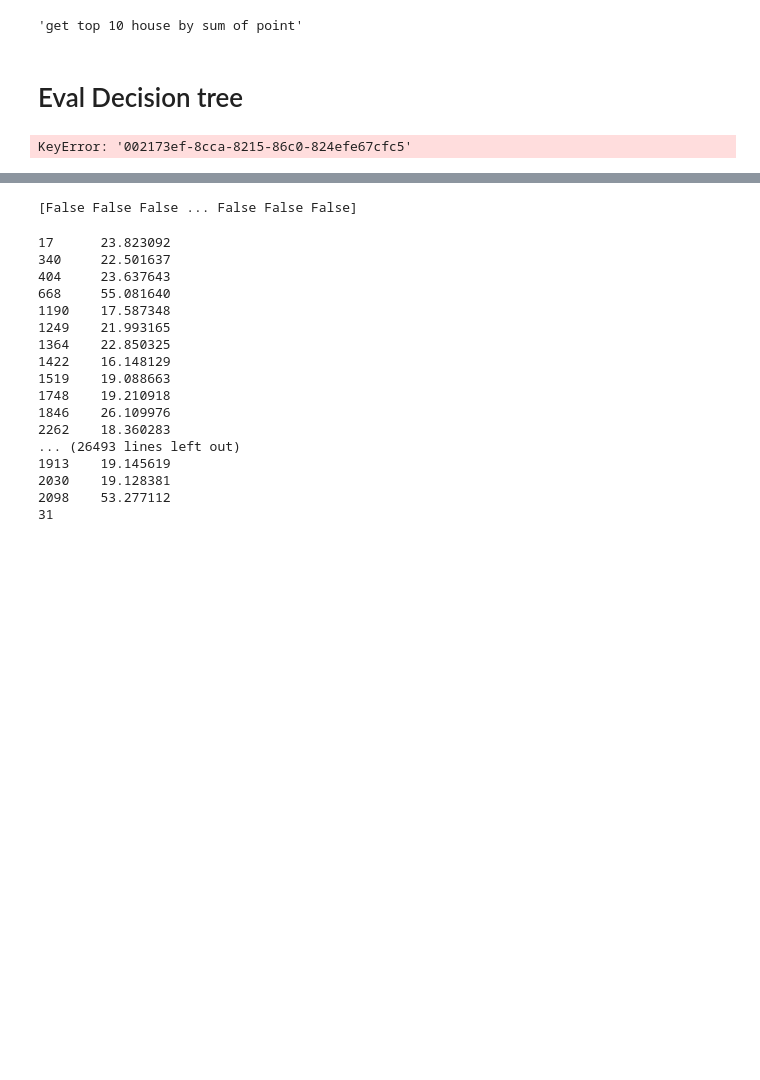
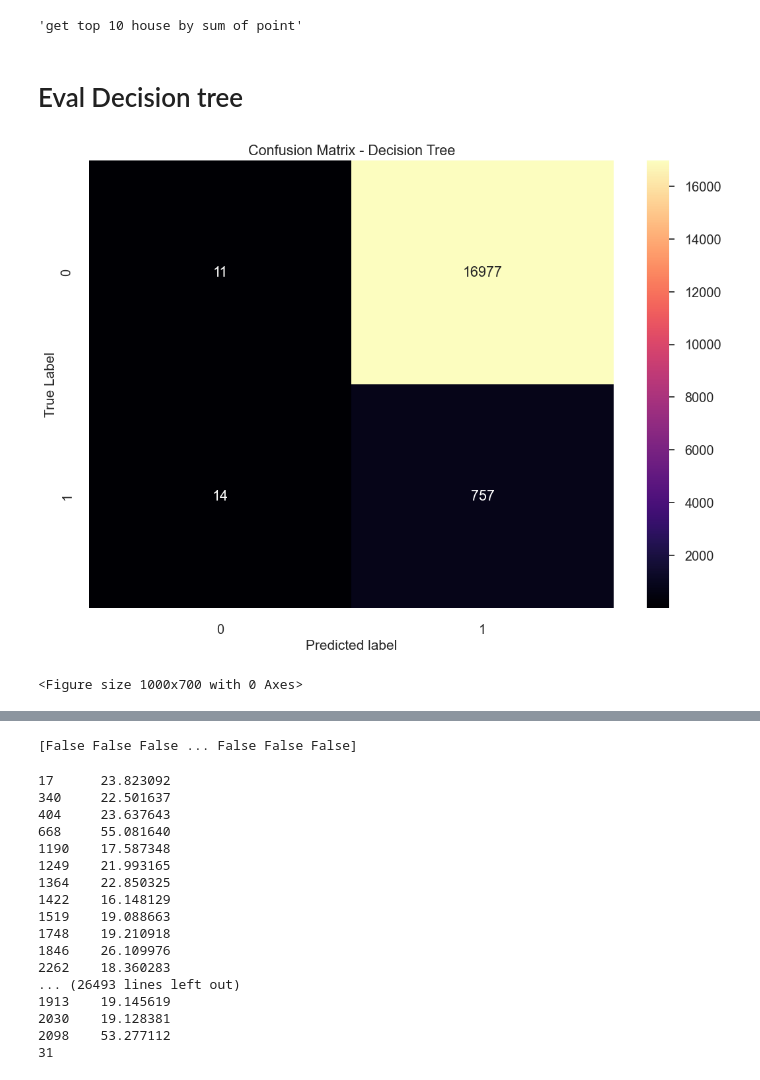
Before and after one commit to hunghuy201280/real-estate-recommendation, a Jupyter notebook: models/code.ipynb, the cells around one changed output, grey strips where cells are left out. Drawn from its saved outputs; the diff is of its cells as text; code cells hidden in the pictures; blank space fills up the shorter version.

```diff
--- a/models/code.ipynb
+++ b/models/code.ipynb
@@ -468,26 +468,28 @@ for uid in unique_user_id_test:
 
 
     # x_test_dt=home[home_orig.item_id.isin(ids)]
-
+    if dt_trained_models.get(uid) == None:
+        continue
     selected_model=dt_trained_models[uid]
-    predicted=selected_model.predict(home)
-    test_lab.append(predicted)
-    test_pred_decision_tree.append(points>threshold)
+    predicted=selected_model.predict(home[home_orig_cleaned.item_id.isin(ids)])
+    test_lab.extend(predicted)
+    test_pred_decision_tree.extend(points>threshold)
-# %% [output]
-KeyError: '002173ef-8cca-8215-86c0-824efe67cfc5'
 # %%
 
 labels=["not like","like"]
 confusion_matrix = metrics.confusion_matrix(test_lab,
                                             test_pred_decision_tree)#turn this into a dataframe
 matrix_df = pd.DataFrame(confusion_matrix)#plot the result
 ax = plt.axes()
 sns.set(font_scale=1.3)
 plt.figure(figsize=(10,7))
 sns.heatmap(matrix_df, annot=True, fmt="g", ax=ax, cmap="magma")#set axis titles
 ax.set_title('Confusion Matrix - Decision Tree')
 ax.set_xlabel("Predicted label", fontsize =15)
-ax.set_xticklabels(['']+labels)
+# ax.set_xticklabels(['']+labels)
 ax.set_ylabel("True Label", fontsize=15)
-ax.set_yticklabels(list(labels), rotation = 0)
+# ax.set_yticklab/els(list(labels), rotation = 0)
 plt.show()
+# %% [output]
+[figure, added]
+<Figure size 1000x700 with 0 Axes>
```
Also changed, not shown: parts of 1 cell of this notebook, 23 other files.
